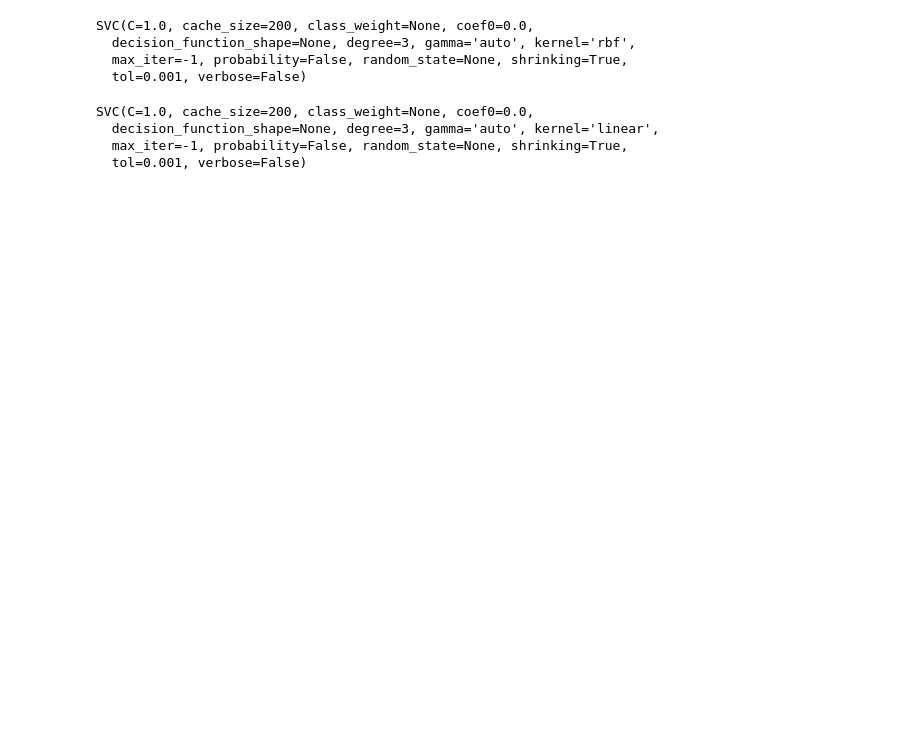
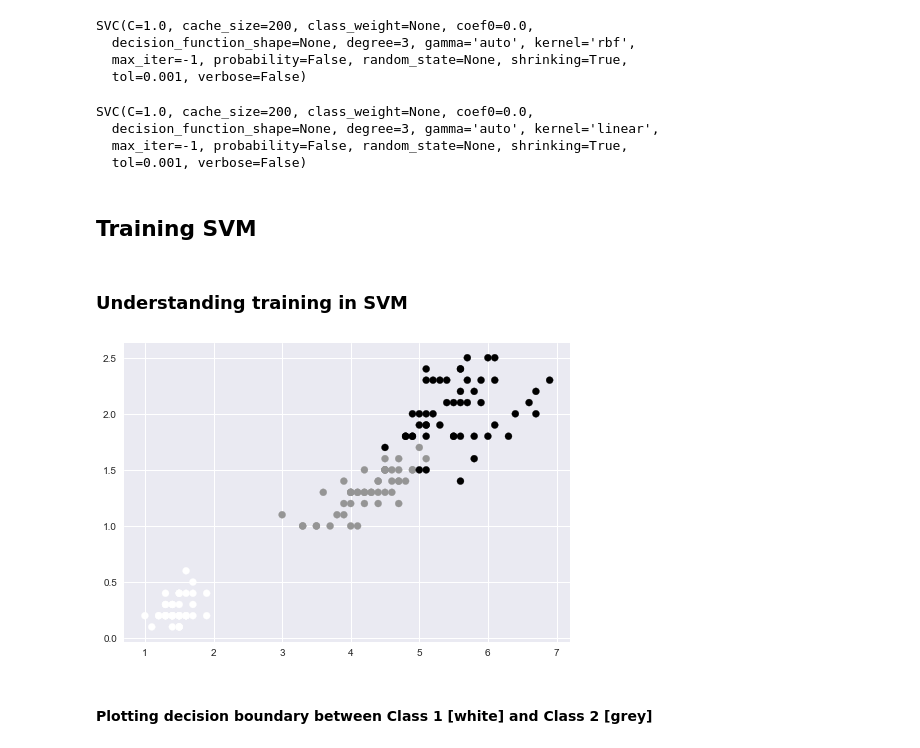
Before and after one commit to florisvanvugt/workshop4june2017, a Jupyter notebook: Introduction_Machine_Learning.ipynb, the cells around one changed output. Saved outputs shown, nothing was run; the diff lists cells and outputs as text; code cells hidden in the pictures; blank space fills up the shorter version.

```diff
--- a/Introduction_Machine_Learning.ipynb
+++ b/Introduction_Machine_Learning.ipynb
@@ -53,7 +112,24 @@ classifier = svm.SVC(kernel='linear')
-# %%
-classifier
-# %% [output]
-SVC(C=1.0, cache_size=200, class_weight=None, coef0=0.0,
-  decision_function_shape=None, degree=3, gamma='auto', kernel='linear',
-  max_iter=-1, probability=False, random_state=None, shrinking=True,
-  tol=0.001, verbose=False)
+# %%
+# we use the linear version of support vector machine
+classifier = svm.SVC(kernel='linear')
+classifier
+# %% [output]
+SVC(C=1.0, cache_size=200, class_weight=None, coef0=0.0,
+  decision_function_shape=None, degree=3, gamma='auto', kernel='linear',
+  max_iter=-1, probability=False, random_state=None, shrinking=True,
+  tol=0.001, verbose=False)
+# %% [markdown]
+## Training SVM
+# %%
+# train model on the whole dataset given by 'features'
+classifier.fit(features, labels);
+# %% [markdown]
+### Understanding training in SVM
+# %%
+data_x = features[:,2]
+data_y = features[:,3]
+
+plt.scatter(data_x, data_y, c=labels)
+plt.show()
+# %% [output]
+[figure, added]
@@ -59,0 +139,2 @@ SVC(C=1.0, cache_size=200, class_weight=None, coef0=0.0,
+# %% [markdown]
+#### Plotting decision boundary between Class 1 [white] and Class 2 [grey]
```
Also changed, not shown: parts of 53 cells of this notebook.
